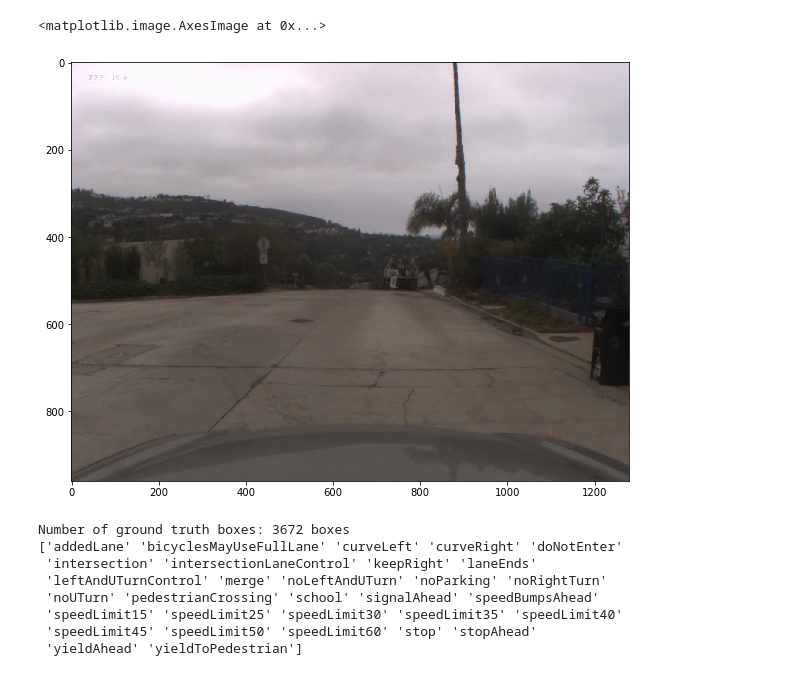
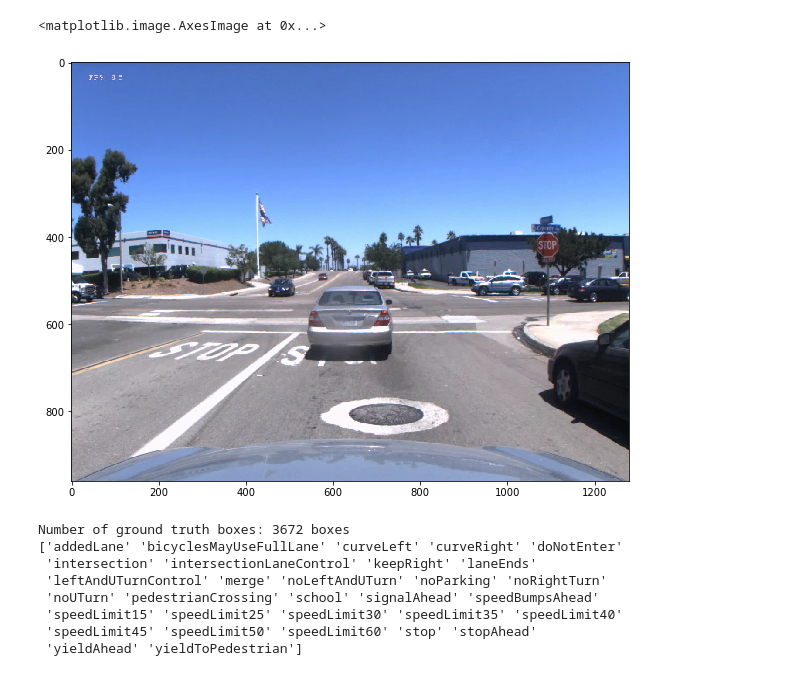
Before and after one commit to datlife/yolov2, a Jupyter notebook: Testing.ipynb, the cells around one changed output. Drawn from its saved outputs; the diff is of its cells as text; code cells hidden in the pictures.

```diff
--- a/Testing.ipynb
+++ b/Testing.ipynb
@@ -1,19 +1,18 @@
 # %%
 import cv2
 import matplotlib.pyplot as plt
 from utils.image_handler import preprocess_img
 %matplotlib inline
 
-# img = cv2.cvtColor(cv2.imread('test_images/stop_1405106680.avi_image9.png'), cv2.COLOR_BGR2RGB)
-img = cv2.cvtColor(cv2.imread('/home/ubuntu/dataset/testing/2014-07-15_12-44/frameAnnotations-cam1.avi_annotations/warningUrdbl_1405466584.avi_image6.png'), cv2.COLOR_BGR2RGB)
+img = cv2.cvtColor(cv2.imread('test_images/stop_1405106680.avi_image9.png'), cv2.COLOR_BGR2RGB)
+# img = cv2.cvtColor(cv2.imread('/home/ubuntu/dataset/testing/2014-07-15_12-44/frameAnnotations-cam1.avi_annotations/warningUrdbl_1405466584.avi_image6.png'), cv2.COLOR_BGR2RGB)
 
-img = preprocess_img(img)
 
 plt.figure(figsize=(10, 10))
 plt.imshow(img)
 # %% [output]
 <matplotlib.image.AxesImage at 0x...>
-[figure, old version]
+[figure, new version]
 # %%
 # Load labels
 import numpy as np
```
Also changed, not shown: parts of 4 cells of this notebook, 2 other files.
